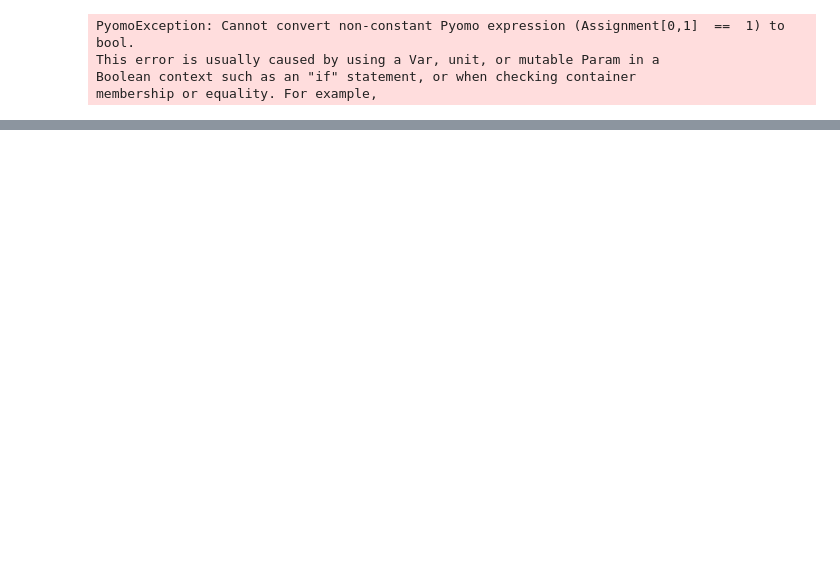
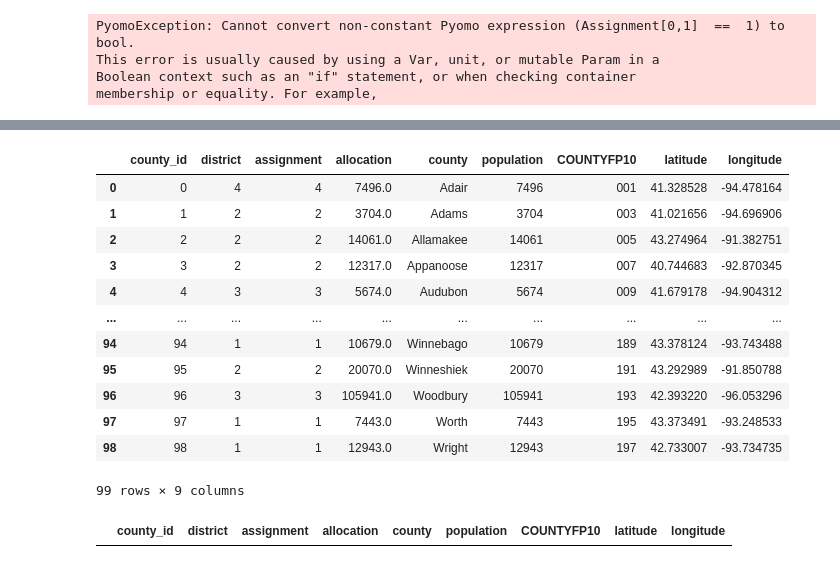
Before and after one commit to stefaniegwangphd/ia-redistricting, a Jupyter notebook: pyomo-trial-run-sw.ipynb, the cells around one changed output, grey strips where cells are left out. Drawn from its saved outputs; the diff is of its cells as text; code cells hidden in the pictures; blank space fills up the shorter version.

```diff
--- a/pyomo-trial-run-sw.ipynb
+++ b/pyomo-trial-run-sw.ipynb
@@ -110,6 +110,6 @@ array(['00', '01', '02', '03', '04', '05', '06', '07', '08', '09', '10',
       dtype=object)
 # %%
 ideal_district_size=state_population/n_districts
-tolerance=.01
+tolerance=.05           ### changed from 0.01 to 0.05 on March 24
 district_maximum=int(ideal_district_size*(1+tolerance))
 district_minimum=int(ideal_district_size*(1-tolerance))
@@ -274,0 +213,7 @@ model.pprint()
+# %%
+## new friday, march 24
+###    old PuLP objective function: minimize total assignments
+
+model.obj = Objective(expr = sum(model.Assignment[i,j] for i in model.Counties for j in model.Districts), sense=minimize)
+
+model.pprint()
@@ -325,8 +285,8 @@ def connected_components(assignment, districts, counties, adjacency_matrix):
 # %%
-# This objective minimizes the counties split among multiple districts.
-objective_function = connected_components(model.Assignment, model.Districts, model.Counties, ia_adjac_matrix)
-# objective_function
-model.obj= Objective(expr = objective_function)
+# # This objective minimizes the counties split among multiple districts.
+# objective_function = connected_components(model.Assignment, model.Districts, model.Counties, ia_adjac_matrix)
+# # objective_function
+# model.obj= Objective(expr = objective_function)
 # %% [output]
 PyomoException: Cannot convert non-constant Pyomo expression (Assignment[0,1]  ==  1) to bool.
 This error is usually caused by using a Var, unit, or mutable Param in a
@@ -344,0 +344,22 @@ Assignment[0,1]
+# %%
+results = results.merge(census_df, on='county_id')
+results
+# %% [output]
+|  | county_id | district | assignment | allocation | county | population | COUNTYFP10 | latitude | longitude |
+| 0 | 0 | 4 | 4 | 7496.0 | Adair | 7496 | 001 | 41.328528 | -94.478164 |
+| 1 | 1 | 2 | 2 | 3704.0 | Adams | 3704 | 003 | 41.021656 | -94.696906 |
+| 2 | 2 | 2 | 2 | 14061.0 | Allamakee | 14061 | 005 | 43.274964 | -91.382751 |
+| 3 | 3 | 2 | 2 | 12317.0 | Appanoose | 12317 | 007 | 40.744683 | -92.870345 |
+| 4 | 4 | 3 | 3 | 5674.0 | Audubon | 5674 | 009 | 41.679178 | -94.904312 |
+| ... | ... | ... | ... | ... | ... | ... | ... | ... | ... |
+| 94 | 94 | 1 | 1 | 10679.0 | Winnebago | 10679 | 189 | 43.378124 | -93.743488 |
+| 95 | 95 | 2 | 2 | 20070.0 | Winneshiek | 20070 | 191 | 43.292989 | -91.850788 |
+| 96 | 96 | 3 | 3 | 105941.0 | Woodbury | 105941 | 193 | 42.393220 | -96.053296 |
+| 97 | 97 | 1 | 1 | 7443.0 | Worth | 7443 | 195 | 43.373491 | -93.248533 |
+| 98 | 98 | 1 | 1 | 12943.0 | Wright | 12943 | 197 | 42.733007 | -93.734735 |
+99 rows × 9 columns
+# %%
+# should be empty if no counties are split
+results.loc[(results['allocation'])!=(results['population'])]
+# %% [output]
+|  | county_id | district | assignment | allocation | county | population | COUNTYFP10 | latitude | longitude |
```
Also changed, not shown: parts of 39 cells of this notebook.
